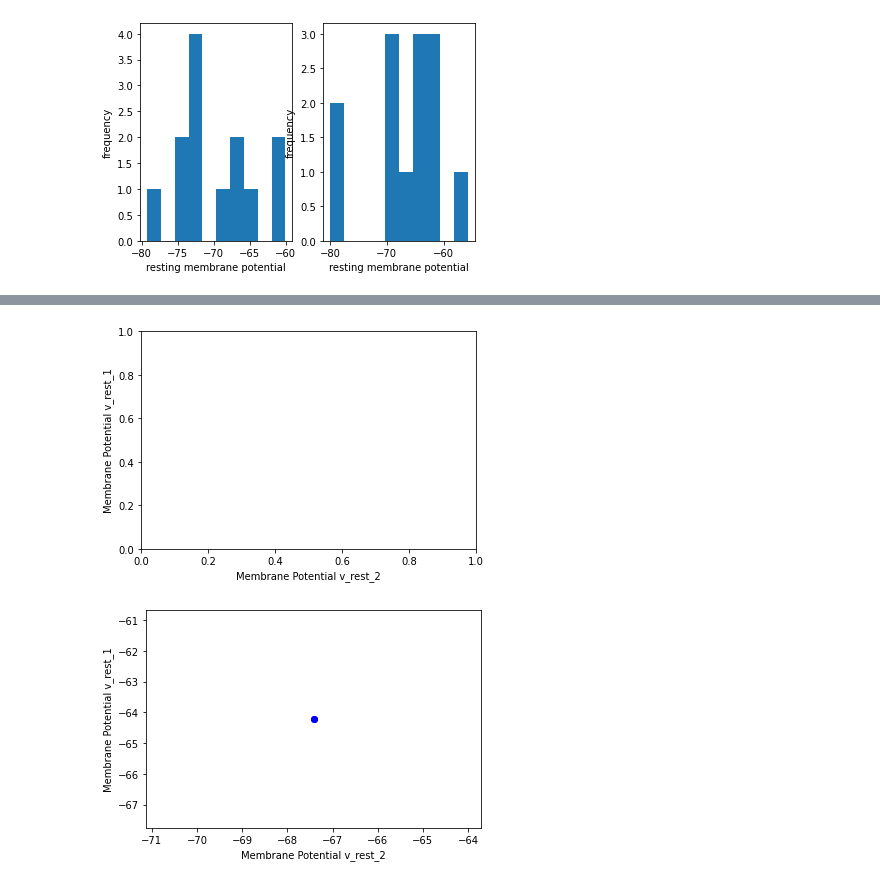
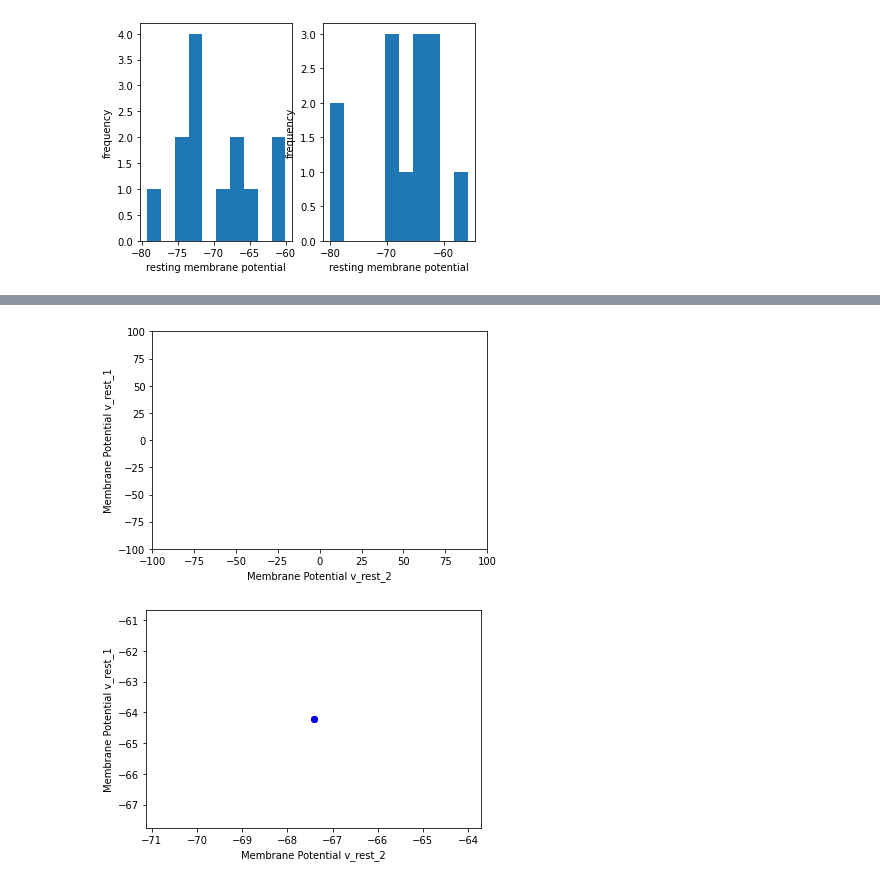
Before and after one commit to zoyaholin/Neur265HOLIN, a Jupyter notebook: coding_homework_3.ipynb, the cells around one changed output, grey strips where cells are left out. Drawn from its saved outputs; the diff is of its cells as text; code cells hidden in the pictures.

```diff
--- a/coding_homework_3.ipynb
+++ b/coding_homework_3.ipynb
@@ -88,26 +92,28 @@ vrestHist()
 # %%
 #7a Looping through v_rest1 and v_rest2, and plotting scatterplot
 
 def vrestscatter(v_rest_1,v_rest_2):
   plt.scatter([],[])
 
   for i in range(len(v_rest_1)):
     x=v_rest_1[0,i]
     y=v_rest_2[0,i]
     if x>-60 and y>-60:
       plt.scatter([x],[y], color='red')
     elif x>-60 and y<-60:
       plt.scatter([x],[y], color='green')
     else:
       x<-60 and y<-60
       plt.scatter([x],[y], color='blue')
 
 plt.ylabel('Membrane Potential v_rest_1')
 plt.xlabel('Membrane Potential v_rest_2')
 
+plt.xlim(-100,100)
+plt.ylim(-100,100)
 plt.show()
 # %% [output]
-[figure, old version]
+[figure, new version]
 # %%
 #8 Making vrestScatter()
 def vrestScatter():
```
Also changed, not shown: parts of 1 cell of this notebook.
